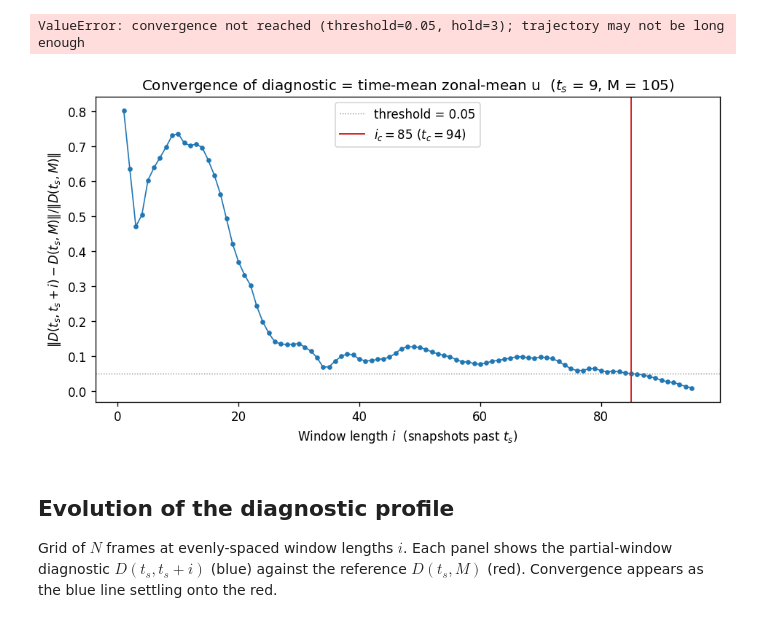
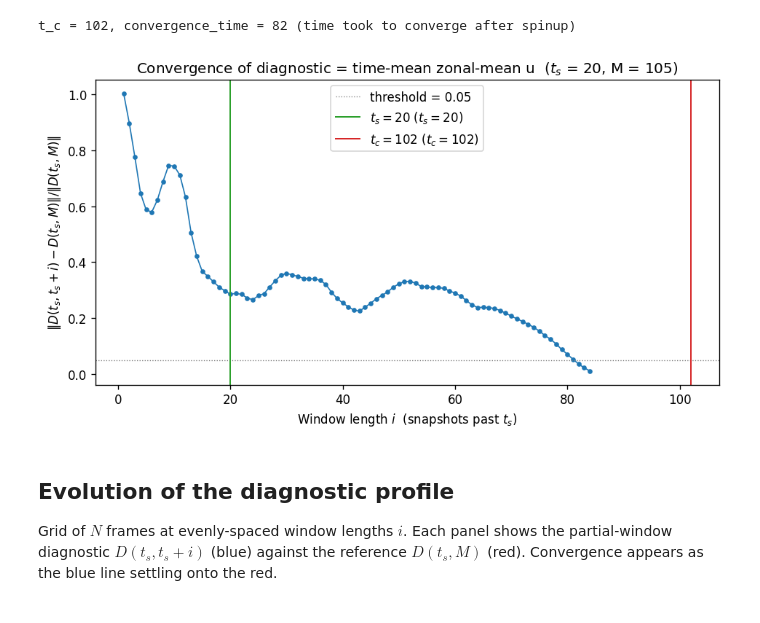
Before and after one commit to tglanz/climatology, a Jupyter notebook: ml/notebooks/enstrophy_convergence.ipynb, the cells around one changed output. Saved outputs shown, nothing was run; the diff lists cells and outputs as text; code cells hidden in the pictures.

```diff
--- a/ml/notebooks/enstrophy_convergence.ipynb
+++ b/ml/notebooks/enstrophy_convergence.ipynb
@@ -67,26 +68,27 @@ spinup_time = 99
 # %%
-diagnostic_reference = compute_time_mean_zonal_mean(u, spinup_time, M)
+diagnostic_reference = compute_time_mean_zonal_mean(u, spinup_time, num_samples)
 errors = zonal_mean_convergence_errors(u, lat, spinup_time)
 i_values = np.arange(1, len(errors) + 1)
+
+t_c = find_zonal_mean_convergence_time(u, lat, spinup_time, **convergence_config.to_kwargs())
+convergence_time = t_c - spinup_time
+print(f"t_c = {t_c}, convergence_time = {convergence_time} (time took to converge after spinup)")
+# %% [output]
+t_c = 102, convergence_time = 82 (time took to converge after spinup)
-# %%
-t_c = find_zonal_mean_convergence_time(u, lat, spinup_time, CONVERGENCE_THRESHOLD, HOLD)
-i_c = t_c - spinup_time
-print(f"t_c = {t_c} (absolute), i_c = {i_c} (offset past spinup)")
-# %% [output]
-ValueError: convergence not reached (threshold=0.05, hold=3); trajectory may not be long enough
-# %%
-fig, ax = plt.subplots(figsize=(8, 4.5))
-ax.plot(i_values, errors, marker="o", markersize=3, linewidth=1)
-ax.axhline(CONVERGENCE_THRESHOLD, color="gray", linestyle=":", linewidth=0.8, label=f"threshold = {CONVERGENCE_THRESHOLD}")
-ax.axvline(i_c, color="C3", linestyle="-", linewidth=1.2, label=rf"$i_c = {i_c}$ ($t_c = {t_c}$)")
-ax.set_xlabel(r"Window length $i$  (snapshots past $t_s$)")
-ax.set_ylabel(r"$\| D(t_s, t_s+i) - D(t_s, M) \| / \| D(t_s, M) \|$")
-ax.set_title(f"Convergence of diagnostic = time-mean zonal-mean u  ($t_s$ = {spinup_time}, M = {M})")
-ax.legend()
-plt.tight_layout()
-plt.show()
-# %% [output]
-[figure, removed]
+# %%
+fig, ax = plt.subplots(figsize=(8, 4.5))
+ax.plot(i_values, errors, marker="o", markersize=3, linewidth=1)
+ax.axhline(convergence_config.threshold, color="gray", linestyle=":", linewidth=0.8, label=f"threshold = {convergence_config.threshold}")
+ax.axvline(spinup_time, color="C2", linestyle="-", linewidth=1.2, label=rf"$t_s = {spinup_time}$ ($t_s = {spinup_time}$)")
+ax.axvline(t_c, color="C3", linestyle="-", linewidth=1.2, label=rf"$t_c = {t_c}$ ($t_c = {t_c}$)")
+ax.set_xlabel(r"Window length $i$  (snapshots past $t_s$)")
+ax.set_ylabel(r"$\| D(t_s, t_s+i) - D(t_s, M) \| / \| D(t_s, M) \|$")
+ax.set_title(f"Convergence of diagnostic = time-mean zonal-mean u  ($t_s$ = {spinup_time}, M = {num_samples})")
+ax.legend()
+plt.tight_layout()
+plt.show()
+# %% [output]
+[figure, added]
 # %% [markdown]
 ## Evolution of the diagnostic profile
 
```
Also changed, not shown: parts of 8 cells of this notebook, 9 other files.
